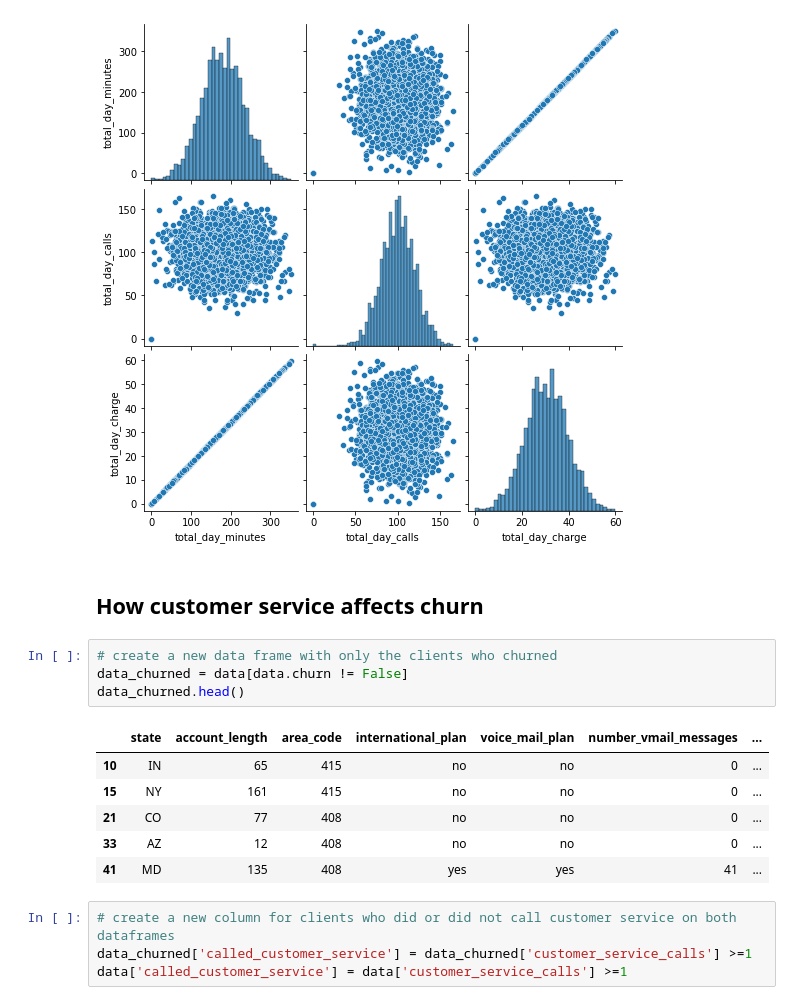
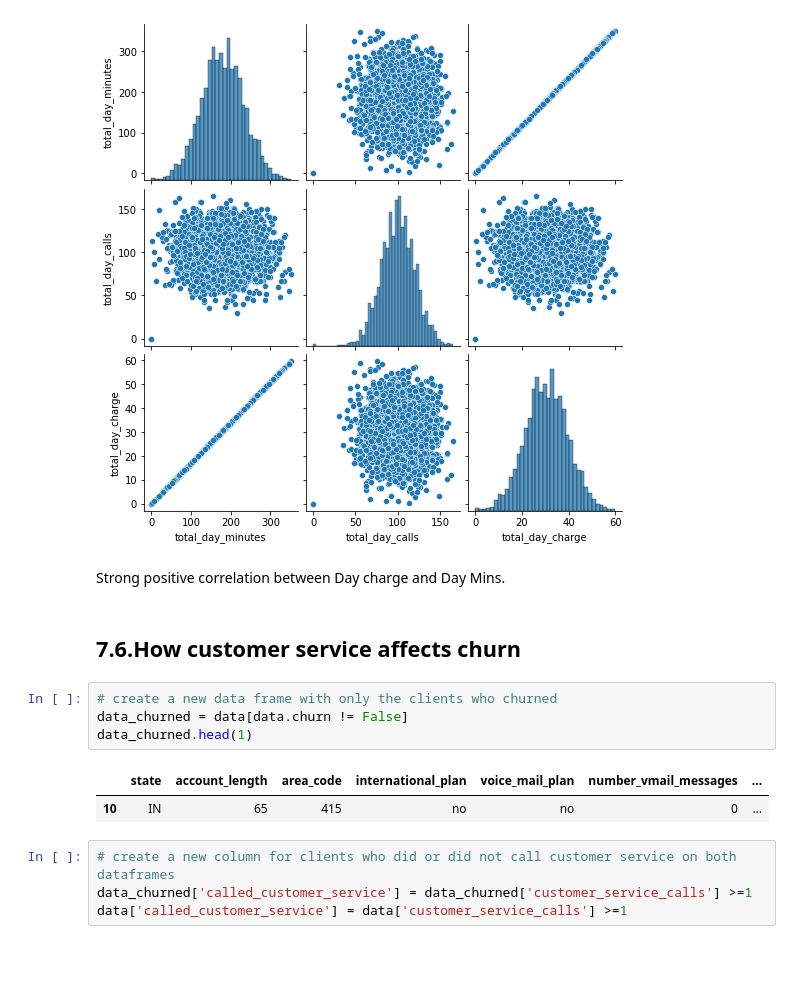
Before and after one commit to PatienceAnono/-SyriaTel-Customer-Churn-Project, a Jupyter notebook: SyriaTel Customer Churn.ipynb, the cells around one changed output. Drawn from its saved outputs; the diff is of its cells as text; blank space fills up the shorter version.

```diff
--- a/SyriaTel Customer Churn.ipynb
+++ b/SyriaTel Customer Churn.ipynb
@@ -394,19 +395,17 @@ sns.pairplot(data.loc[:,['total_day_minutes','total_day_calls','total_day_charge
 # %% [output]
 <seaborn.axisgrid.PairGrid at 0x...>
 [figure]
+# %% [markdown]
+Strong positive correlation between Day charge and Day Mins.
 # %% [markdown]
-## How customer service affects churn
+## 7.6.How customer service affects churn
 # %%
 # create a new data frame with only the clients who churned
 data_churned = data[data.churn != False]
-data_churned.head()
+data_churned.head(1)
 # %% [output]
 |  | state | account_length | area_code | international_plan | voice_mail_plan | number_vmail_messages | ... |
 | 10 | IN | 65 | 415 | no | no | 0 | ... |
-| 15 | NY | 161 | 415 | no | no | 0 | ... |
-| 21 | CO | 77 | 408 | no | no | 0 | ... |
-| 33 | AZ | 12 | 408 | no | no | 0 | ... |
-| 41 | MD | 135 | 408 | yes | yes | 41 | ... |
 # %%
 # create a new column for clients who did or did not call customer service on both dataframes
 data_churned['called_customer_service'] = data_churned['customer_service_calls'] >=1
```
Also changed, not shown: parts of 74 cells of this notebook.
